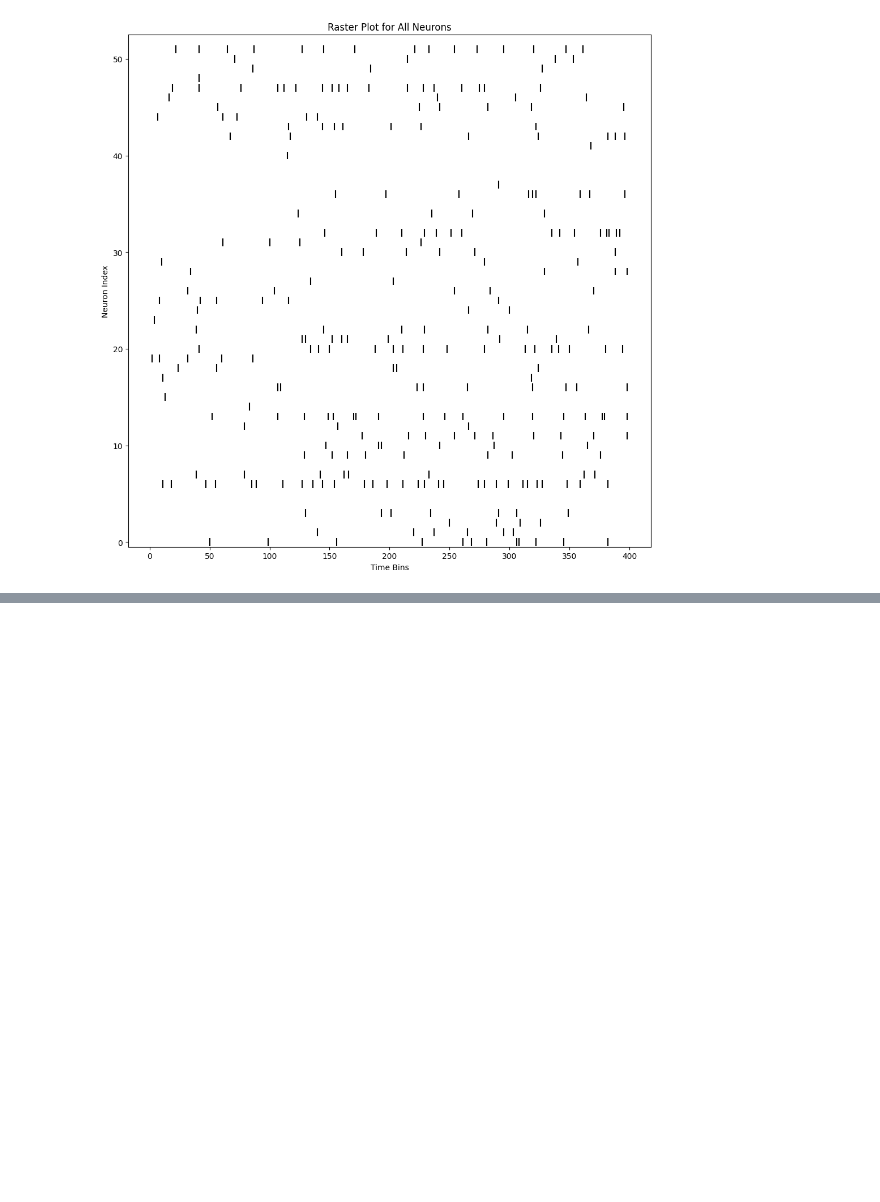
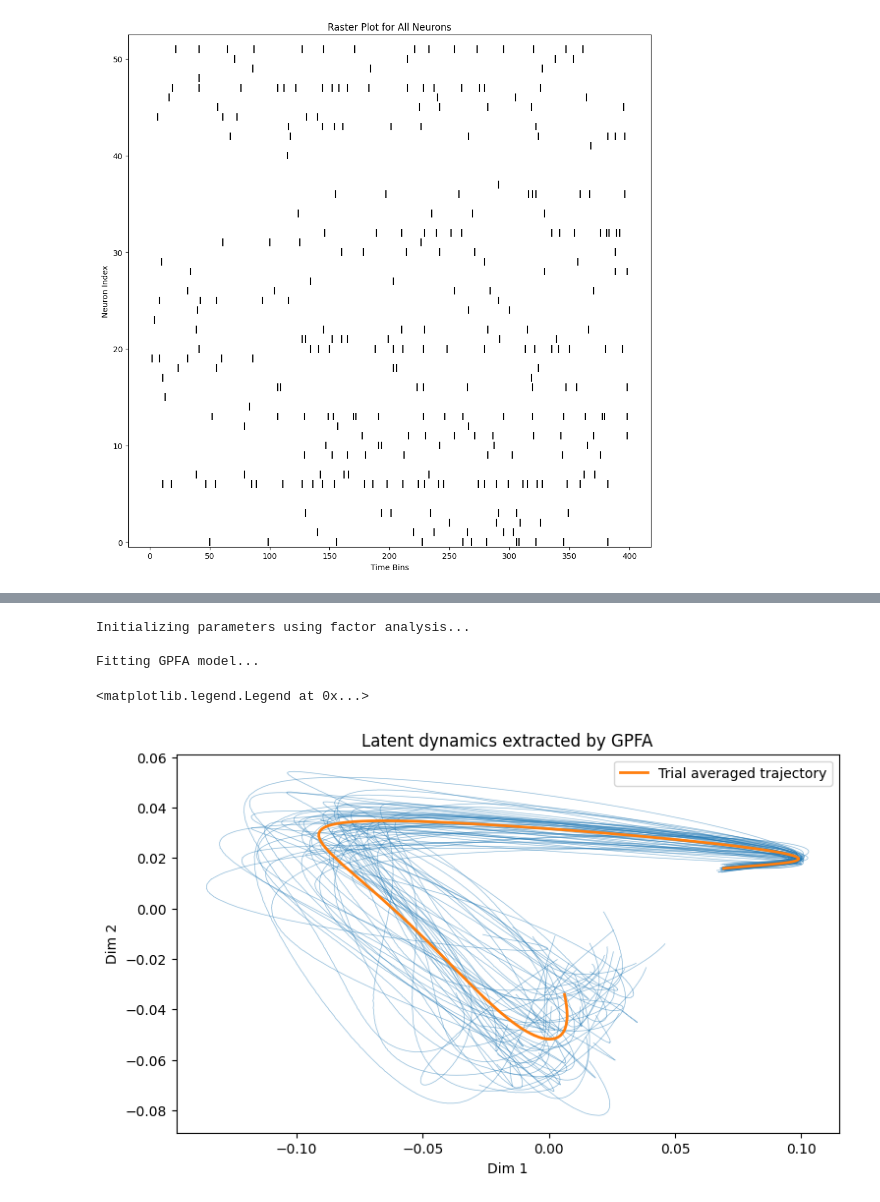
Before and after one commit to skyetomez/NSC_HW2, a Jupyter notebook: sthom215_problem_2_ex_2.ipynb, the cells around one changed output, grey strips where cells are left out. Drawn from its saved outputs; the diff is of its cells as text; code cells hidden in the pictures; blank space fills up the shorter version.

```diff
--- a/sthom215_problem_2_ex_2.ipynb
+++ b/sthom215_problem_2_ex_2.ipynb
@@ -24,0 +60,49 @@ get_PSTH(dat=smooth_trial1)
+# %%
+from sthom215_problem_2_ex_2 import *
+from elephant.gpfa import GPFA
+from neo import SpikeTrain
+import quantities as pq
+import numpy as np
+
+# This should load your data
+data = load_mat('sample_dat')
+
+# (trial, neuron, spikes_per_bin)
+mat = np.stack(list(data.values()), axis=0)
+
+bin_size = 1 * pq.ms
+latent_dim = 3
+
+spike_trains = create_SpikeTrain(mat)
+
+# Initialize and fit GPFA
+gpfa_3dim = GPFA(bin_size=bin_size, x_dim=latent_dim)
+all_trajectories= gpfa_3dim.fit_transform(spike_trains)
+# %% [output]
+Initializing parameters using factor analysis...
+
+Fitting GPFA model...
+# %%
+# Code from https://elephant.readthedocs.io/en/latest/tutorials/gpfa.html
+linewidth_single_trial = 0.5
+color_single_trial = 'C0'
+alpha_single_trial = 0.5
+
+linewidth_trial_average = 2
+color_trial_average = 'C1'
+
+
+f, ax1 = plt.subplots(1, 1, figsize=(15, 5))
+
+ax1.set_title('Latent dynamics extracted by GPFA')
+ax1.set_xlabel('Dim 1')
+ax1.set_ylabel('Dim 2')
+ax1.set_aspect(1)
+for single_trial_trajectory in all_trajectories:
+    ax1.plot(single_trial_trajectory[0], single_trial_trajectory[1], '-', lw=linewidth_single_trial, c=color_single_trial, alpha=alpha_single_trial)
+average_trajectory = np.mean(all_trajectories, axis=0)
+ax1.plot(average_trajectory[0], average_trajectory[1], '-', lw=linewidth_trial_average, c=color_trial_average, label='Trial averaged trajectory')
+ax1.legend()
+# %% [output]
+<matplotlib.legend.Legend at 0x...>
+[figure, added]
```
Also changed, not shown: parts of 7 cells of this notebook, 2 other files.
